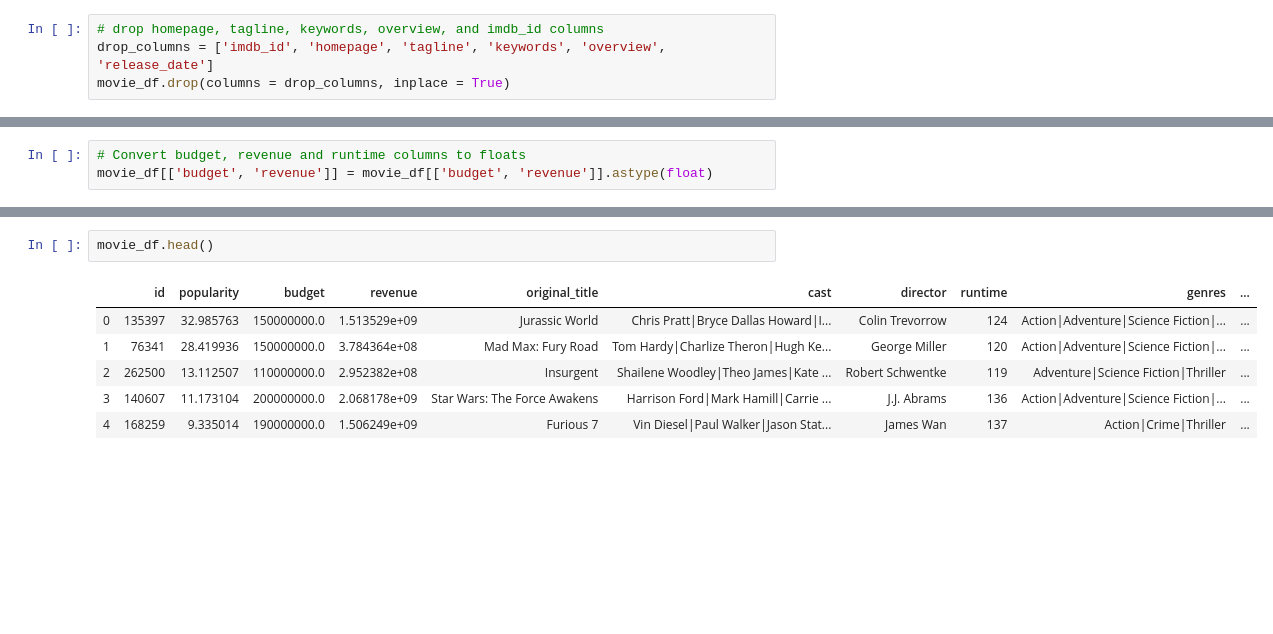
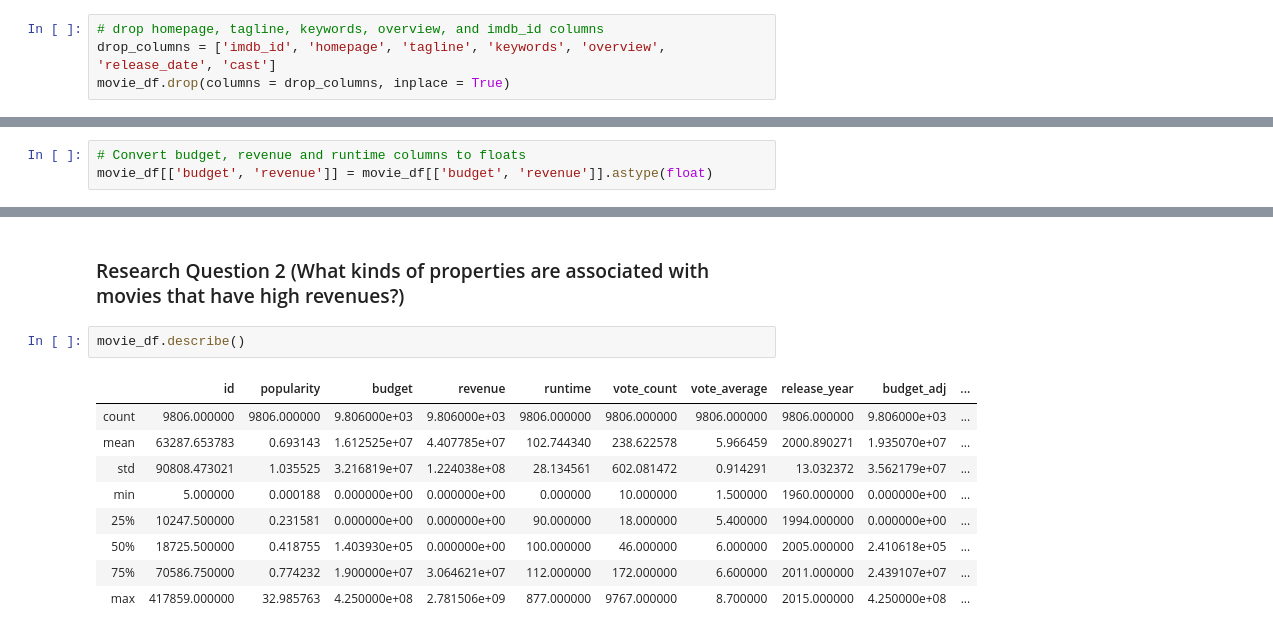
Before and after one commit to ManideepTelukuntla/Investigate-TMDB-Movie-Data, a Jupyter notebook: InvestigateTMDBMovieData.ipynb, the cells around one changed output, grey strips where cells are left out. Drawn from its saved outputs; the diff is of its cells as text; blank space fills up the shorter version.

```diff
--- a/InvestigateTMDBMovieData.ipynb
+++ b/InvestigateTMDBMovieData.ipynb
@@ -93,7 +98,7 @@ There are also other columns with nulls but I decided to drop these columns from
 And talking about the remaining nulls I'm gonna handle them in my next steps.
 # %%
 # drop homepage, tagline, keywords, overview, and imdb_id columns
-drop_columns = ['imdb_id', 'homepage', 'tagline', 'keywords', 'overview', 'release_date']
+drop_columns = ['imdb_id', 'homepage', 'tagline', 'keywords', 'overview', 'release_date', 'cast']
 movie_df.drop(columns = drop_columns, inplace = True)
 # %%
 # verify with shape
@@ -209,9 +315,14 @@ movie_df.describe()
+# %% [markdown]
+### Research Question 2  (What kinds of properties are associated with movies that have high revenues?)
 # %%
-movie_df.head()
+movie_df.describe()
 # %% [output]
-|  | id | popularity | budget | revenue | original_title | cast | director | runtime | genres | ... |
-| 0 | 135397 | 32.985763 | 150000000.0 | 1.513529e+09 | Jurassic World | Chris Pratt|Bryce Dallas Howard|I... | Colin Trevorrow | 124 | Action|Adventure|Science Fiction|... | ... |
-| 1 | 76341 | 28.419936 | 150000000.0 | 3.784364e+08 | Mad Max: Fury Road | Tom Hardy|Charlize Theron|Hugh Ke... | George Miller | 120 | Action|Adventure|Science Fiction|... | ... |
-| 2 | 262500 | 13.112507 | 110000000.0 | 2.952382e+08 | Insurgent | Shailene Woodley|Theo James|Kate ... | Robert Schwentke | 119 | Adventure|Science Fiction|Thriller | ... |
-| 3 | 140607 | 11.173104 | 200000000.0 | 2.068178e+09 | Star Wars: The Force Awakens | Harrison Ford|Mark Hamill|Carrie ... | J.J. Abrams | 136 | Action|Adventure|Science Fiction|... | ... |
-| 4 | 168259 | 9.335014 | 190000000.0 | 1.506249e+09 | Furious 7 | Vin Diesel|Paul Walker|Jason Stat... | James Wan | 137 | Action|Crime|Thriller | ... |
+|  | id | popularity | budget | revenue | runtime | vote_count | vote_average | release_year | budget_adj | ... |
+| count | 9806.000000 | 9806.000000 | 9.806000e+03 | 9.806000e+03 | 9806.000000 | 9806.000000 | 9806.000000 | 9806.000000 | 9.806000e+03 | ... |
+| mean | 63287.653783 | 0.693143 | 1.612525e+07 | 4.407785e+07 | 102.744340 | 238.622578 | 5.966459 | 2000.890271 | 1.935070e+07 | ... |
+| std | 90808.473021 | 1.035525 | 3.216819e+07 | 1.224038e+08 | 28.134561 | 602.081472 | 0.914291 | 13.032372 | 3.562179e+07 | ... |
+| min | 5.000000 | 0.000188 | 0.000000e+00 | 0.000000e+00 | 0.000000 | 10.000000 | 1.500000 | 1960.000000 | 0.000000e+00 | ... |
+| 25% | 10247.500000 | 0.231581 | 0.000000e+00 | 0.000000e+00 | 90.000000 | 18.000000 | 5.400000 | 1994.000000 | 0.000000e+00 | ... |
+| 50% | 18725.500000 | 0.418755 | 1.403930e+05 | 0.000000e+00 | 100.000000 | 46.000000 | 6.000000 | 2005.000000 | 2.410618e+05 | ... |
+| 75% | 70586.750000 | 0.774232 | 1.900000e+07 | 3.064621e+07 | 112.000000 | 172.000000 | 6.600000 | 2011.000000 | 2.439107e+07 | ... |
+| max | 417859.000000 | 32.985763 | 4.250000e+08 | 2.781506e+09 | 877.000000 | 9767.000000 | 8.700000 | 2015.000000 | 4.250000e+08 | ... |
```
Also changed, not shown: parts of 30 cells of this notebook.
